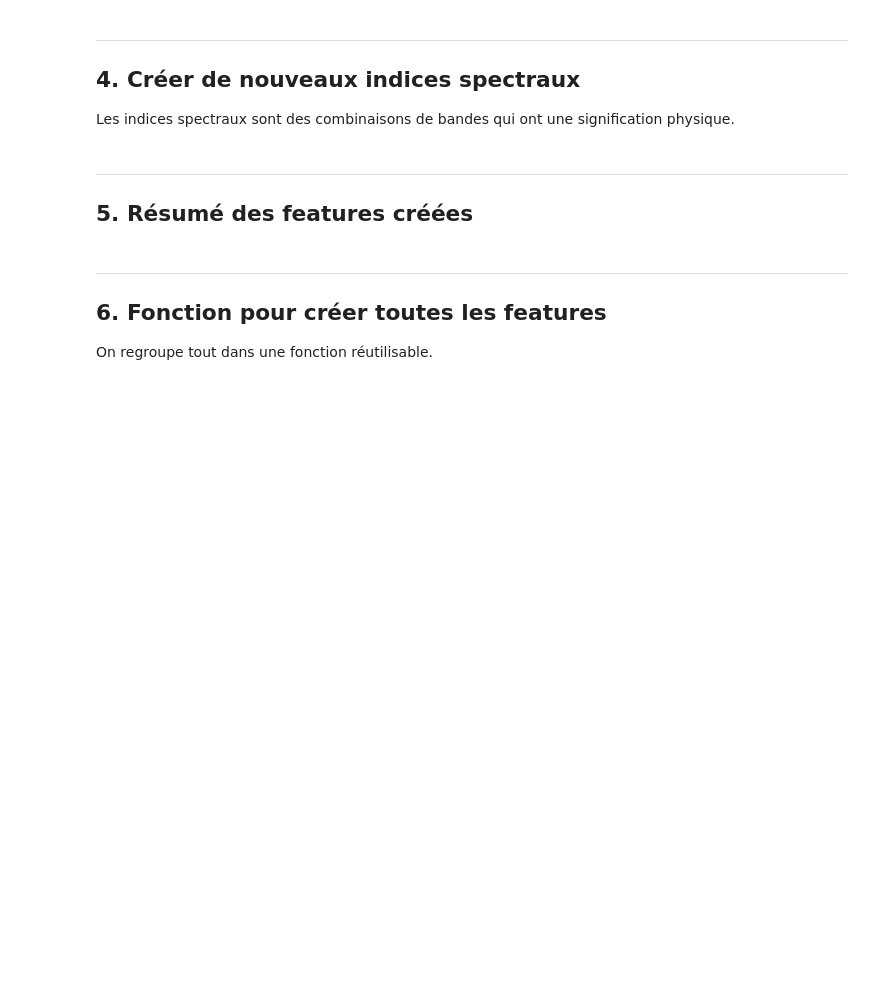
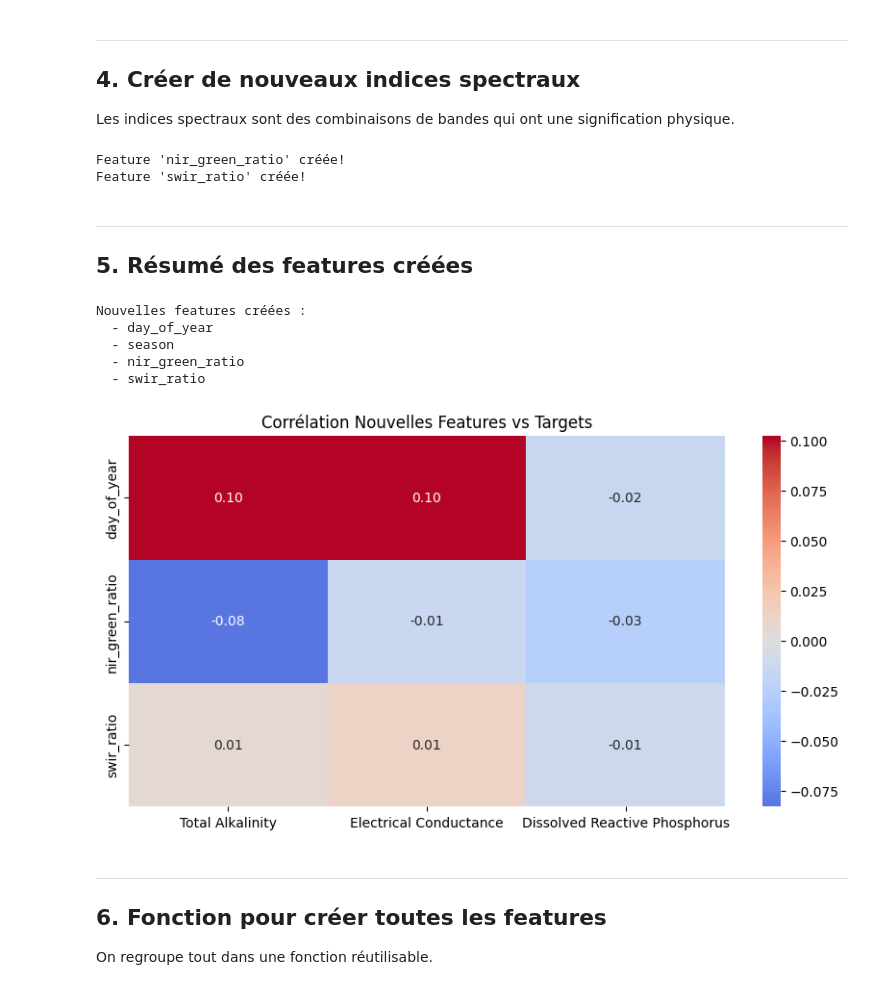
Before and after one commit to emmab-collab/Water-quality-detection, a Jupyter notebook: notebooks/02_Feature_Engineering.ipynb, the cells around one changed output. Cells and saved outputs as stored; diff of their text form; code cells hidden in the pictures; blank space fills up the shorter version.

```diff
--- a/notebooks/02_Feature_Engineering.ipynb
+++ b/notebooks/02_Feature_Engineering.ipynb
@@ -61,8 +89,8 @@ X, y, site_ids, df = load_all(
 # %%
-# Extraire le mois et l'année de la date
-df['year'] = df['Sample Date'].dt.year
-df['month'] = df['Sample Date'].dt.month
+# Extraire le jour de l'année (1-365)
 df['day_of_year'] = df['Sample Date'].dt.dayofyear
 
-print("Nouvelles colonnes temporelles créées!")
-df[['Sample Date', 'year', 'month', 'day_of_year']].head()
+print("Feature 'day_of_year' créée!")
+print(f"  - Min: {df['day_of_year'].min()}")
+print(f"  - Max: {df['day_of_year'].max()}")
+df[['Sample Date', 'day_of_year']].head()
@@ -69,16 +107,21 @@ df[['Sample Date', 'year', 'month', 'day_of_year']].head()
 # %%
 # Créer une variable "saison"
-# Note: Afrique du Sud = hémisphère sud (saisons inversées)
-def get_season(month):
+# Note: Afrique du Sud = hémisphère sud (saisons inversées par rapport à l'Europe)
+
+def get_season(date):
+    """Retourne la saison pour une date (hémisphère sud)."""
+    month = date.month
     if month in [12, 1, 2]:
-        return 'summer'  # Été austral
+        return 'summer'  # Été austral (décembre-février)
     elif month in [3, 4, 5]:
-        return 'autumn'
+        return 'autumn'  # Automne (mars-mai)
     elif month in [6, 7, 8]:
-        return 'winter'
+        return 'winter'  # Hiver (juin-août)
     else:
-        return 'spring'
+        return 'spring'  # Printemps (septembre-novembre)
 
-df['season'] = df['month'].apply(get_season)
-print("Répartition par saison :")
+df['season'] = df['Sample Date'].apply(get_season)
+
+print("Feature 'season' créée!")
+print("\nRépartition par saison :")
 print(df['season'].value_counts())
@@ -137,12 +202,15 @@ if 'swir16' in df.columns and 'swir22' in df.columns:
     # Ratio entre les deux SWIR
     df['swir_ratio'] = df['swir16'] / (df['swir22'] + 0.0001)
     print("Feature 'swir_ratio' créée!")
+# %% [output]
+Feature 'nir_green_ratio' créée!
+Feature 'swir_ratio' créée!
 # %% [markdown]
 ---
 ## 5. Résumé des features créées
 # %%
 # Liste des nouvelles features
-new_features = ['year', 'month', 'day_of_year', 'season']
+new_features = ['day_of_year', 'season']
 
 if 'nir_green_ratio' in df.columns:
     new_features.append('nir_green_ratio')
@@ -152,18 +220,31 @@ if 'swir_ratio' in df.columns:
 print("Nouvelles features créées :")
 for f in new_features:
     print(f"  - {f}")
+# %% [output]
+Nouvelles features créées :
+  - day_of_year
+  - season
+  - nir_green_ratio
+  - swir_ratio
 # %%
 # Tester la corrélation des nouvelles features numériques avec les targets
-numeric_new_features = [f for f in new_features if f != 'season' and f in df.columns]
+numeric_new_features = ['day_of_year']
+
+if 'nir_green_ratio' in df.columns:
+    numeric_new_features.append('nir_green_ratio')
+if 'swir_ratio' in df.columns:
+    numeric_new_features.append('swir_ratio')
 
 if numeric_new_features:
     corr = df[numeric_new_features + TARGETS].corr()
     corr_subset = corr.loc[numeric_new_features, TARGETS]
 
-    plt.figure(figsize=(10, 6))
+    plt.figure(figsize=(10, 5))
     sns.heatmap(corr_subset, annot=True, cmap='coolwarm', center=0, fmt='.2f')
     plt.title('Corrélation Nouvelles Features vs Targets')
     plt.show()
+# %% [output]
+[figure, added]
 # %% [markdown]
 ---
 ## 6. Fonction pour créer toutes les features
```
Also changed, not shown: parts of 11 cells of this notebook, 4 other files.
